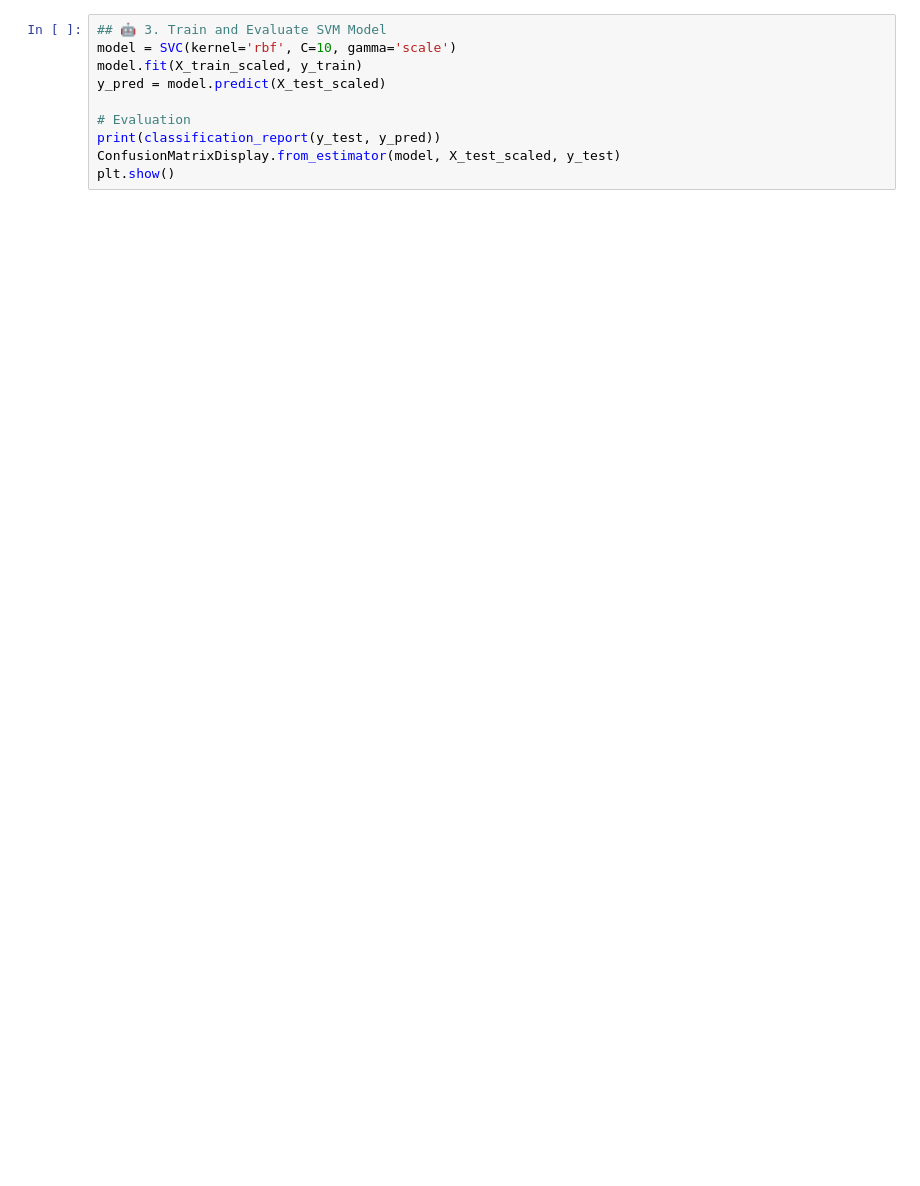
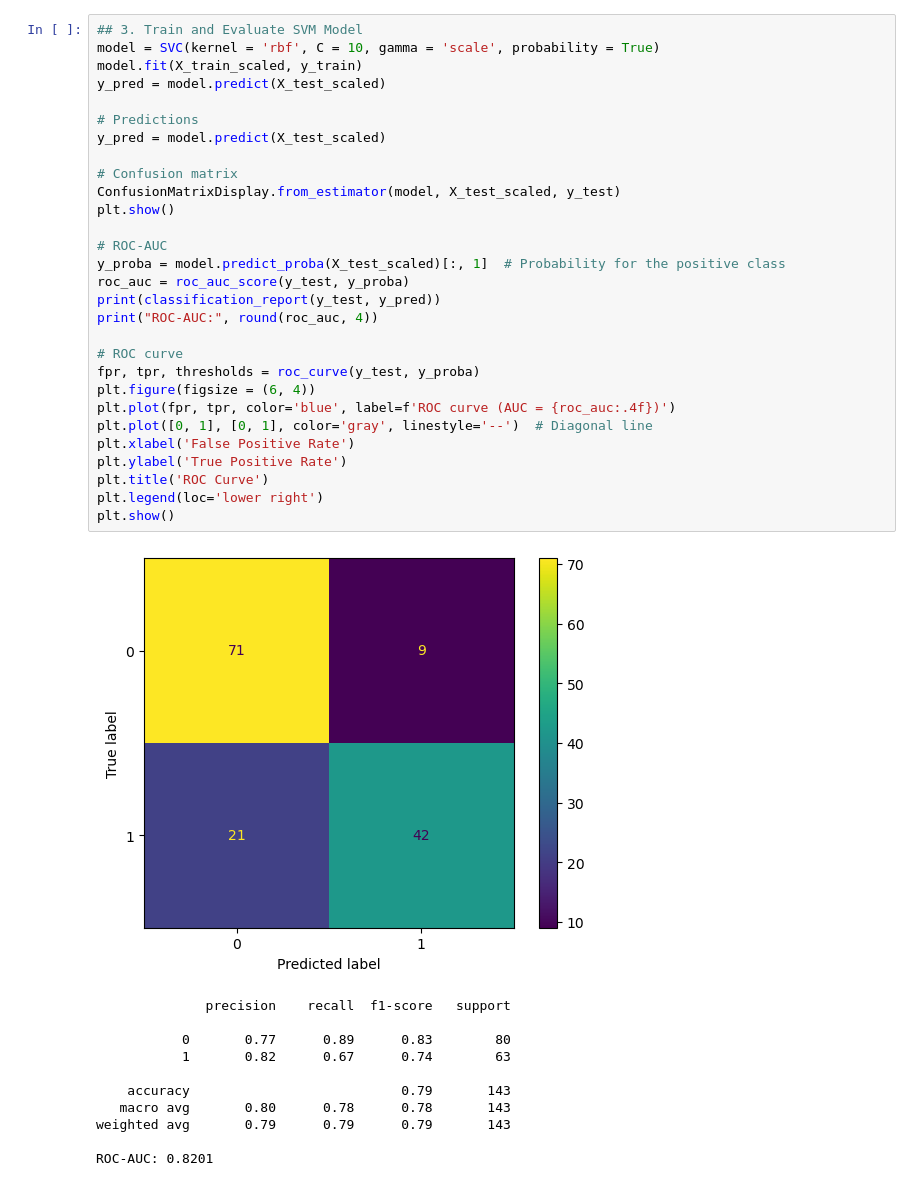
Before and after one commit to mepalaciosv/scientificComputingI, a Jupyter notebook: week 09 - SVMs/SVM.ipynb, the cells around one changed output. Cells and saved outputs as stored; diff of their text form; blank space fills up the shorter version.

```diff
--- a/week 09 - SVMs/SVM.ipynb
+++ b/week 09 - SVMs/SVM.ipynb
@@ -109,12 +113,43 @@ scaler = StandardScaler()
 X_train_scaled = scaler.fit_transform(X_train)
 X_test_scaled = scaler.fit_transform(X_test)
 # %%
-## 🤖 3. Train and Evaluate SVM Model
-model = SVC(kernel='rbf', C=10, gamma='scale')
+## 3. Train and Evaluate SVM Model
+model = SVC(kernel = 'rbf', C = 10, gamma = 'scale', probability = True)
 model.fit(X_train_scaled, y_train)
 y_pred = model.predict(X_test_scaled)
 
-# Evaluation
-print(classification_report(y_test, y_pred))
+# Predictions
+y_pred = model.predict(X_test_scaled)
+
+# Confusion matrix
 ConfusionMatrixDisplay.from_estimator(model, X_test_scaled, y_test)
 plt.show()
+
+# ROC-AUC
+y_proba = model.predict_proba(X_test_scaled)[:, 1]  # Probability for the positive class
+roc_auc = roc_auc_score(y_test, y_proba)
+print(classification_report(y_test, y_pred))
+print("ROC-AUC:", round(roc_auc, 4))
+
+# ROC curve
+fpr, tpr, thresholds = roc_curve(y_test, y_proba)
+plt.figure(figsize = (6, 4))
+plt.plot(fpr, tpr, color='blue', label=f'ROC curve (AUC = {roc_auc:.4f})')
+plt.plot([0, 1], [0, 1], color='gray', linestyle='--')  # Diagonal line
+plt.xlabel('False Positive Rate')
+plt.ylabel('True Positive Rate')
+plt.title('ROC Curve')
+plt.legend(loc='lower right')
+plt.show()
+# %% [output]
+[figure, added]
+              precision    recall  f1-score   support
+
+           0       0.77      0.89      0.83        80
+           1       0.82      0.67      0.74        63
+
+    accuracy                           0.79       143
+   macro avg       0.80      0.78      0.78       143
+weighted avg       0.79      0.79      0.79       143
+
+ROC-AUC: 0.8201
```
Also changed, not shown: parts of 7 cells of this notebook.
